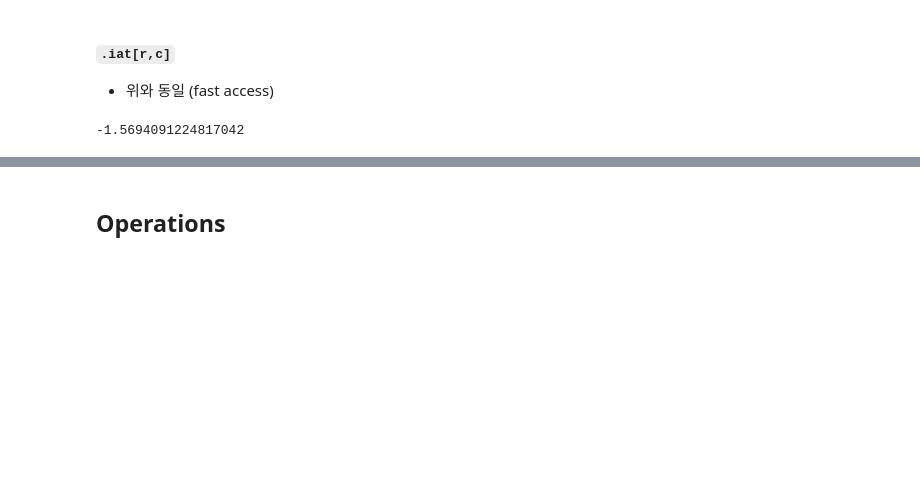
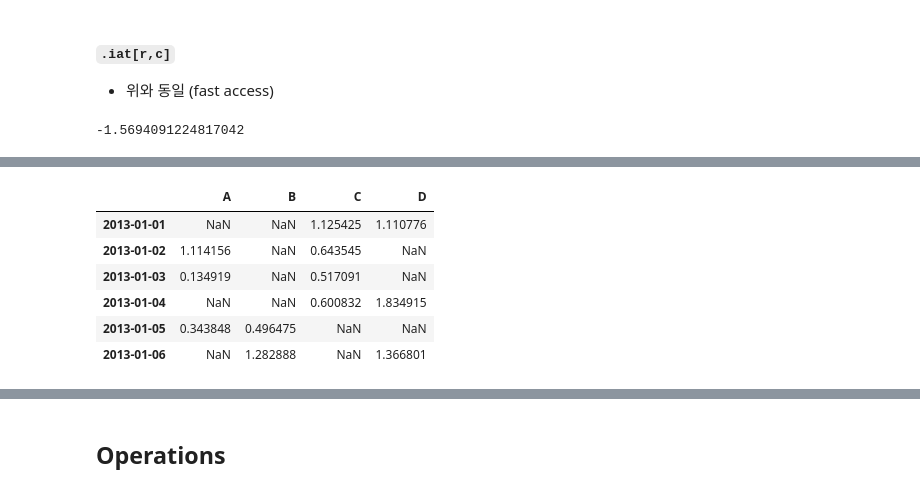
Before and after one commit to apollos92/jupyter, a Jupyter notebook: 02-01-Pandas.ipynb, the cells around one changed output, grey strips where cells are left out. Saved outputs shown, nothing was run; the diff lists cells and outputs as text; code cells hidden in the pictures; blank space fills up the shorter version.

```diff
--- a/02-01-Pandas.ipynb
+++ b/02-01-Pandas.ipynb
@@ -386,0 +424,10 @@ df.iloc[1,1]
+# %%
+df[df > 0]
+# %% [output]
+|  | A | B | C | D |
+| 2013-01-01 | NaN | NaN | 1.125425 | 1.110776 |
+| 2013-01-02 | 1.114156 | NaN | 0.643545 | NaN |
+| 2013-01-03 | 0.134919 | NaN | 0.517091 | NaN |
+| 2013-01-04 | NaN | NaN | 0.600832 | 1.834915 |
+| 2013-01-05 | 0.343848 | 0.496475 | NaN | NaN |
+| 2013-01-06 | NaN | 1.282888 | NaN | 1.366801 |
```
Also changed, not shown: parts of 14 cells of this notebook.
